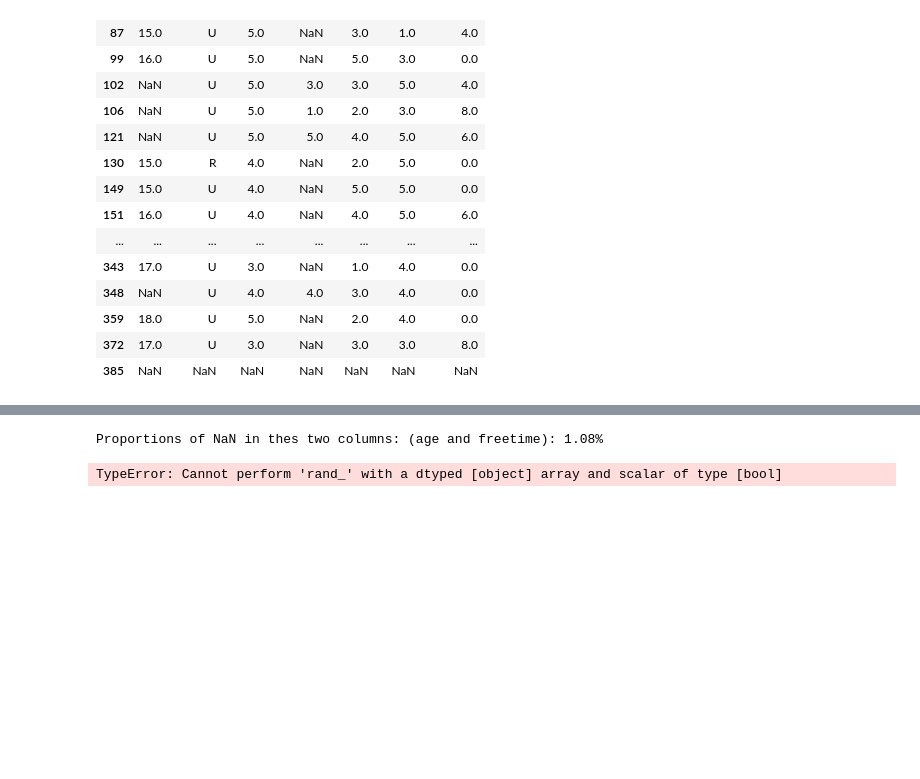
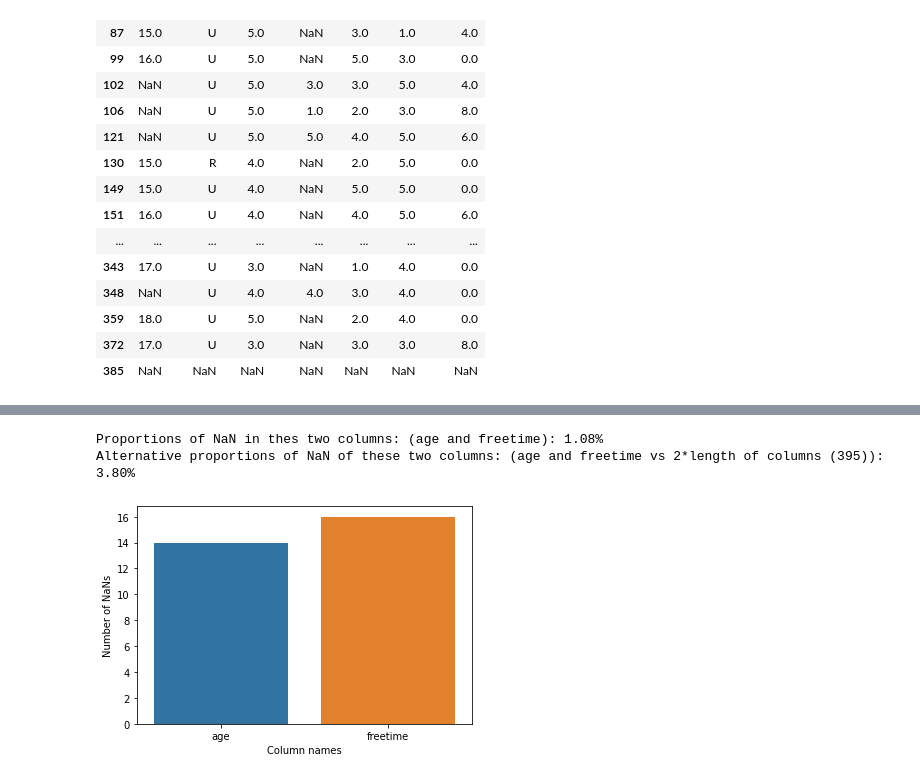
Before and after one commit to jwiegert/databehandling-joachim-wiegert, a Jupyter notebook: exercises/ex01_missingdata.ipynb, the cells around one changed output, grey strips where cells are left out. Saved outputs shown, nothing was run; the diff lists cells and outputs as text; code cells hidden in the pictures; blank space fills up the shorter version.

```diff
--- a/exercises/ex01_missingdata.ipynb
+++ b/exercises/ex01_missingdata.ipynb
@@ -144,19 +143,13 @@ Name: Number of NaNs, dtype: float64
 # %%
 # In these two columns though
 #print(f"Proportion of NaN in thes two columns: (age and freetime) {Nnans}")
 
-print(f"Proportions of NaN in thes two columns: (age and freetime): {(Nnans['Number of NaNs'].loc[0] + Nnans['Number of NaNs'].loc[3])/Ndata*100:.2f}%")
-
+print(f"Proportions of NaN in thes two columns: (age and freetime): {(Nnans['Number of NaNs'].loc['age'] + Nnans['Number of NaNs'].loc['freetime'])/Ndata*100:.2f}%")
+print(f"Alternative proportions of NaN of these two columns: (age and freetime vs 2*length of columns (395)): {(Nnans['Number of NaNs'].loc['age'] + Nnans['Number of NaNs'].loc['freetime'])/(2*395)*100:.2f}%")
 # plot
 
-#Nnans[[Nnans["Column names"] == "age",Nnans["Column names"] == "age"]]
-#select_color = df.loc[df['Color'] == 'Green']
-
-Nnans[Nnans["Column names"] == "age" & Nnans["Column names"] == "freetime"]
-
-#sns.barplot(data=Nnans, x="Column names", y="Number of NaNs")
-
-# TODO LÖS FANSKAPET
+sns.barplot(data=Nnans.loc[["age","freetime"]], x="Column names", y="Number of NaNs");
 # %% [output]
 Proportions of NaN in thes two columns: (age and freetime): 1.08%
+Alternative proportions of NaN of these two columns: (age and freetime vs 2*length of columns (395)): 3.80%
-TypeError: Cannot perform 'rand_' with a dtyped [object] array and scalar of type [bool]
+[figure, added]
```
Also changed, not shown: parts of 11 cells of this notebook, 1 other file.
